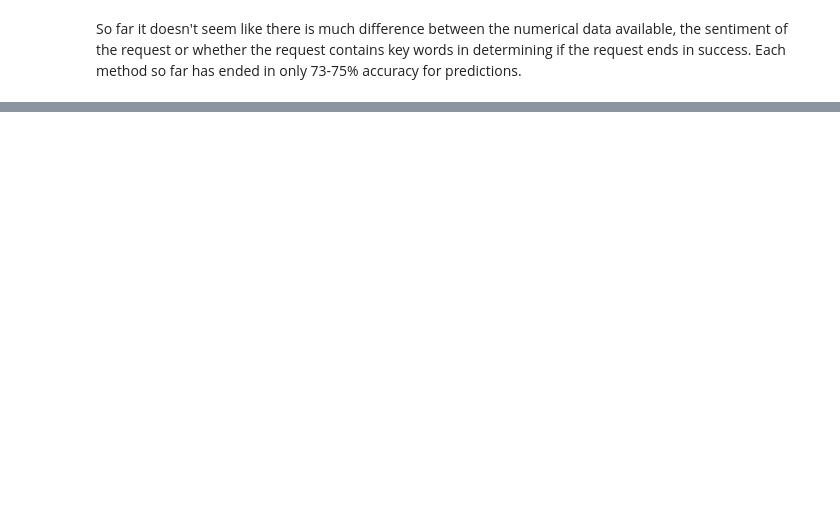
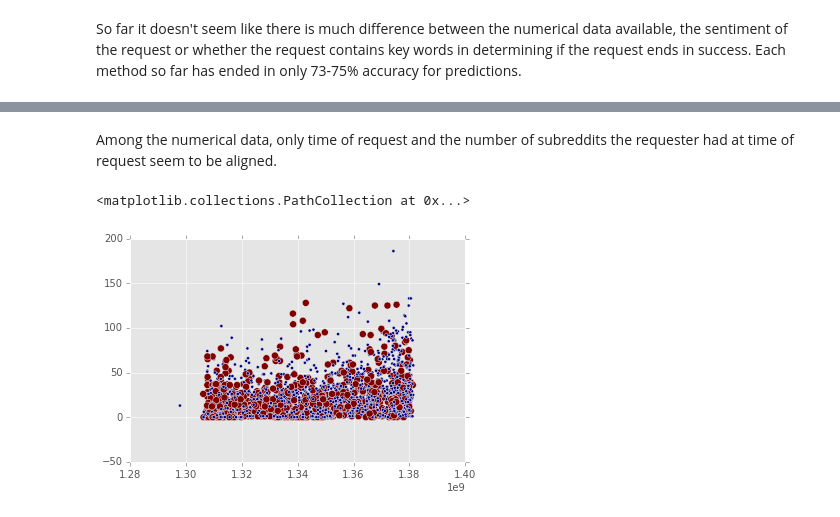
Before and after one commit to ericwhyne/kaggle_random_acts_of_pizza, a Jupyter notebook: ray_buhr.ipynb, the cells around one changed output, grey strips where cells are left out. Saved outputs shown, nothing was run; the diff lists cells and outputs as text; code cells hidden in the pictures; blank space fills up the shorter version.

Commit message:
added charts

```diff
--- a/ray_buhr.ipynb
+++ b/ray_buhr.ipynb
@@ -464,0 +481,16 @@ So far it doesn't seem like there is much difference between the numerical data
+# %%
+req_age = train_data_numerical[:,0]
+days_1st_post = train_data_numerical[:,1]
+comments_req = train_data_numerical[:,2]
+comments_raop_req = train_data_numerical[:,3]
+req_posts = train_data_numerical[:,4]
+req_raop_posts = train_data_numerical[:,5]
+req_subreddits = train_data_numerical[:,6]
+req_net_upvotes = train_data_numerical[:,7]
+req_total_votes = train_data_numerical[:,8]
+unix_time  = train_data_numerical[:,9]
+got_pizza = 1.0 * train_labels
+# %%
+%matplotlib inline
+import matplotlib.pyplot as plt
+plt.style.use('ggplot')
@@ -464,0 +555,8 @@ So far it doesn't seem like there is much difference between the numerical data
+# %% [markdown]
+Among the numerical data, only time of request and the number of subreddits the requester had at time of request seem to be aligned.
+# %%
+plt.scatter(unix_time, req_subreddits, s=10+(40*got_pizza), c=got_pizza)
+#added weigths to got pizza so that successes are big red dots and failures are little blue dots
+# %% [output]
+<matplotlib.collections.PathCollection at 0x...>
+[figure, added]
```
Also changed, not shown: parts of 20 cells of this notebook.
